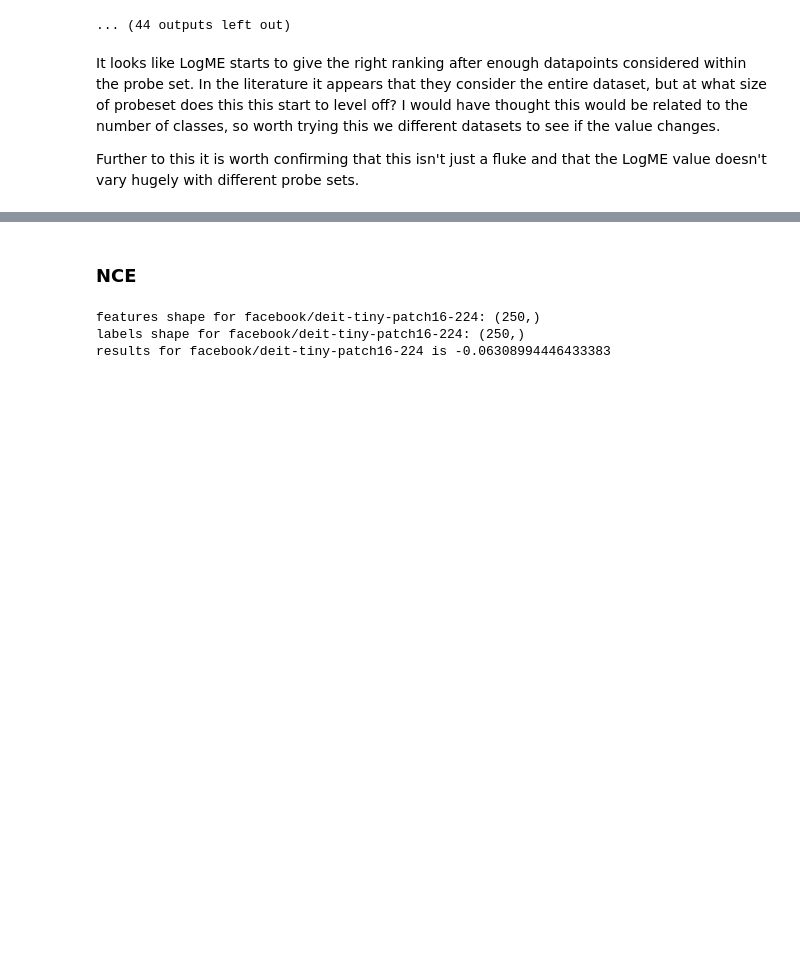
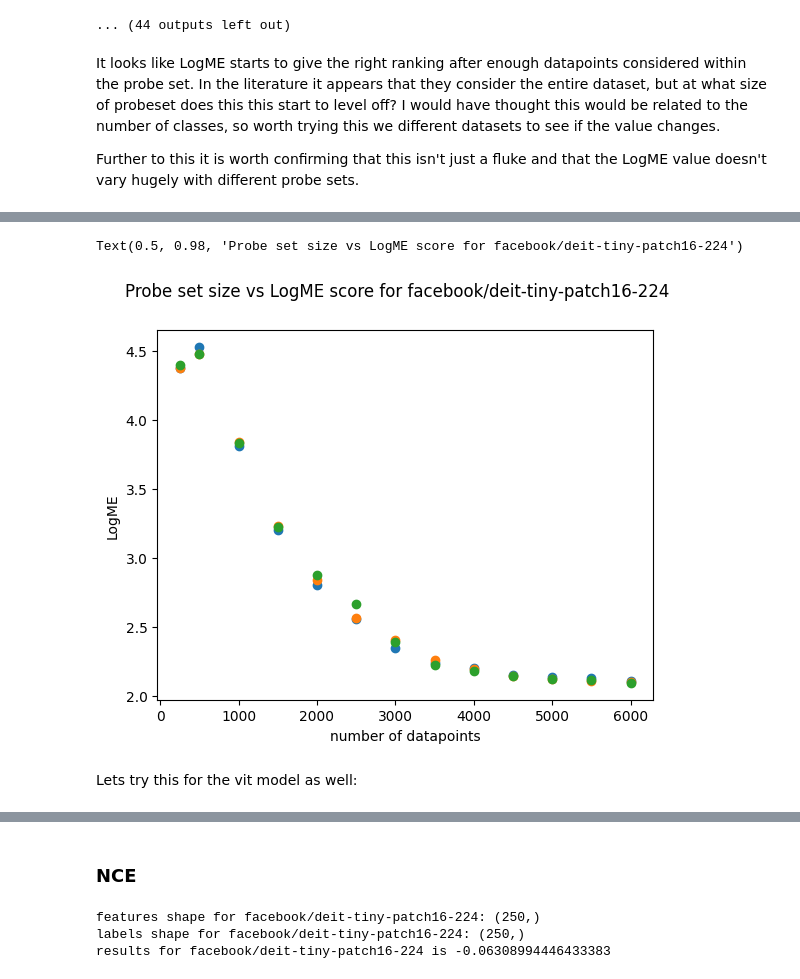
Before and after one commit to alan-turing-institute/ARC-LoCoMoSeT, a Jupyter notebook: notebooks/other_metrics.ipynb, the cells around one changed output, grey strips where cells are left out. Drawn from its saved outputs; the diff is of its cells as text; code cells hidden in the pictures; blank space fills up the shorter version.

```diff
--- a/notebooks/other_metrics.ipynb
+++ b/notebooks/other_metrics.ipynb
@@ -326,4 +349,32 @@ Some weights of the model checkpoint at facebook/deit-tiny-patch16-224 were not
+# %%
+probe_set_sizes = [
+    250,
+    500,
+    1000,
+    1500,
+    2000,
+    2500,
+    3000,
+    3500,
+    4000,
+    4500,
+    5000,
+    5500,
+    6000,
+]
+# %%
+results[42].insert(0, 4.371117054839047)
+results[43].insert(0, 4.377013830473956)
+results[44].insert(0, 4.394943012030522)
 # %%
 fig, ax = plt.subplots()
 for state in random_state:
-    ax.scatter(probe_set_sizes, results["state"])
+    ax.scatter(probe_set_sizes, results[state])
+ax.set_xlabel("number of datapoints")
+ax.set_ylabel("LogME")
+fig.suptitle("Probe set size vs LogME score for facebook/deit-tiny-patch16-224")
+# %% [output]
+Text(0.5, 0.98, 'Probe set size vs LogME score for facebook/deit-tiny-patch16-224')
+[figure, added]
+# %% [markdown]
+Lets try this for the vit model as well:
```
Also changed, not shown: parts of 6 cells of this notebook, 2 other files.
